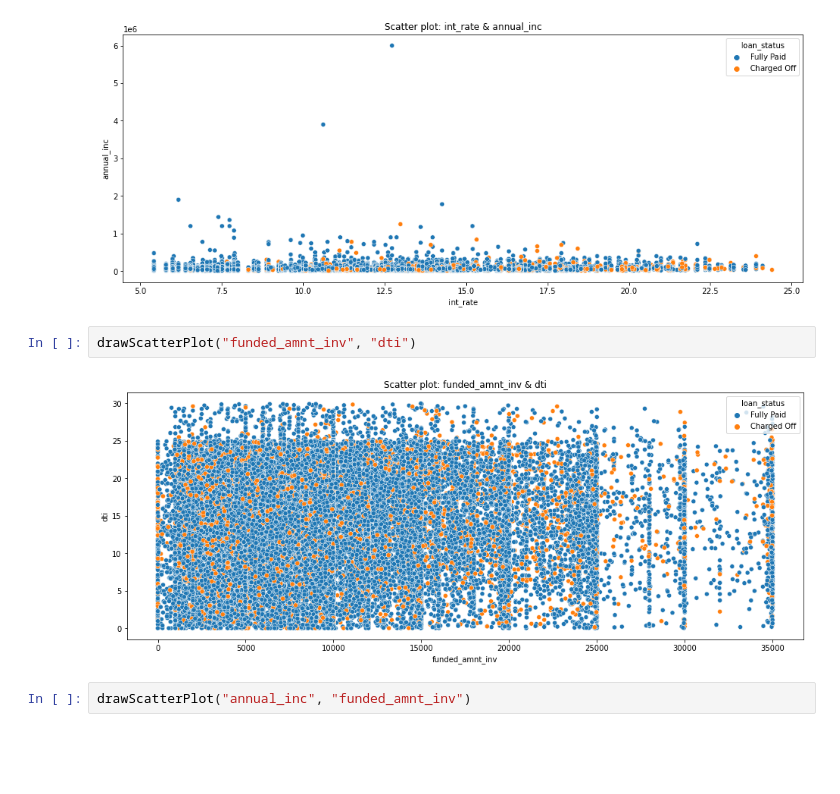
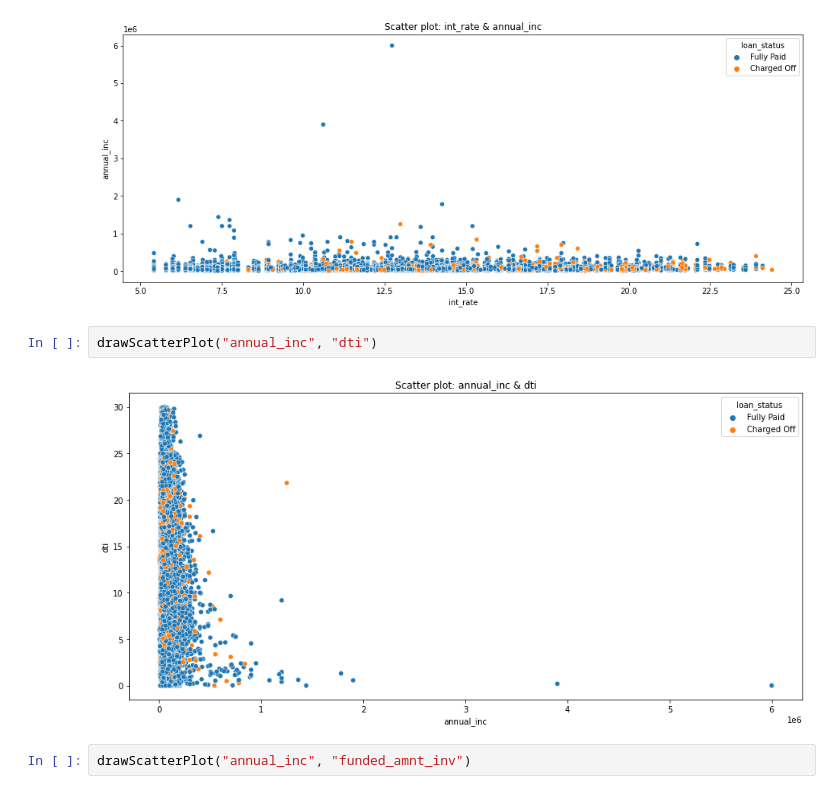
Before and after one commit to blahblahsingh/lending_club, a Jupyter notebook: lending_club.ipynb, the cells around one changed output. Saved outputs shown, nothing was run; the diff lists cells and outputs as text; blank space fills up the shorter version.

```diff
--- a/lending_club.ipynb
+++ b/lending_club.ipynb
@@ -989,9 +991,9 @@ drawScatterPlot("int_rate", "annual_inc")
 # %% [output]
 [figure]
 # %%
-drawScatterPlot("funded_amnt_inv", "dti")
+drawScatterPlot("annual_inc", "dti")
 # %% [output]
-[figure, old version]
+[figure, new version]
 # %%
 drawScatterPlot("annual_inc", "funded_amnt_inv")
 # %% [output]
```
Also changed, not shown: parts of 3 cells of this notebook.
